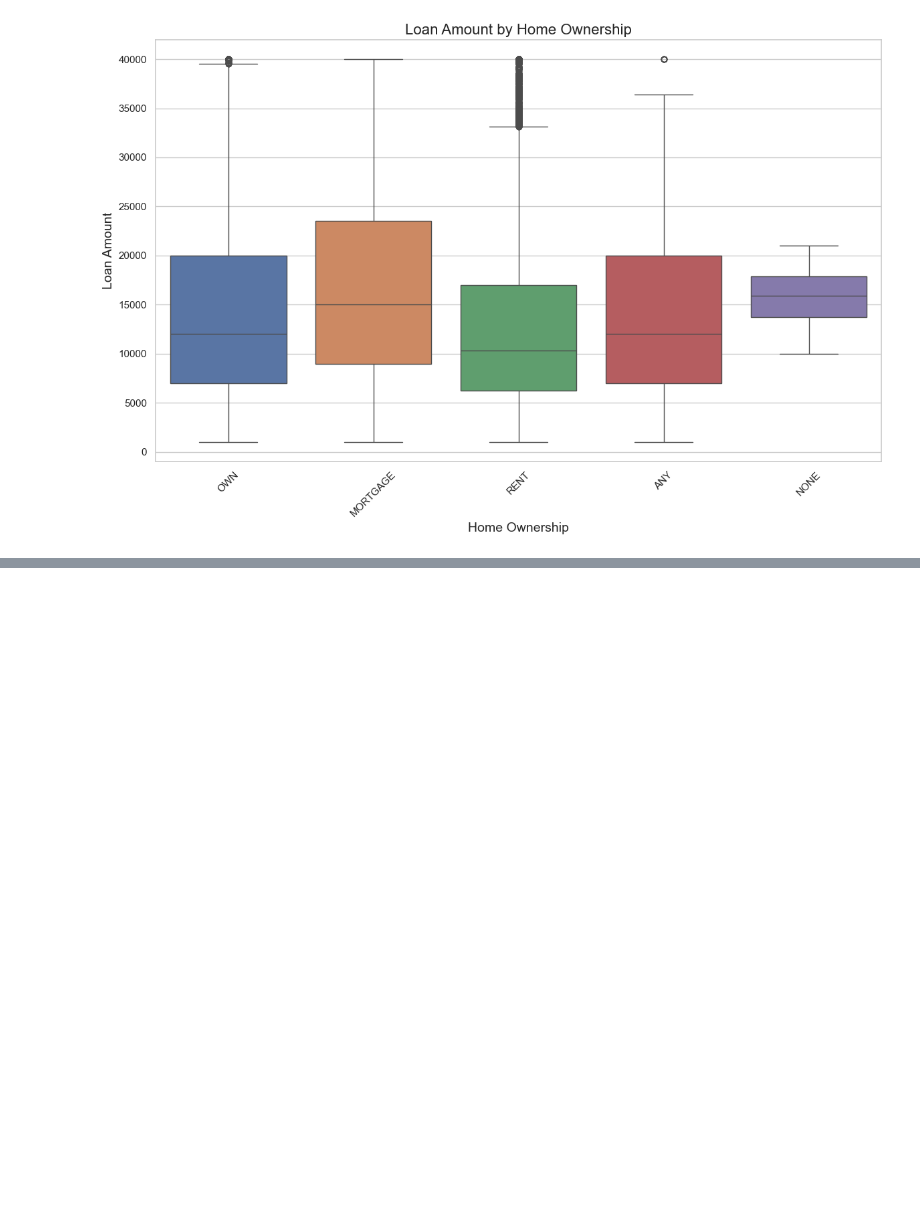
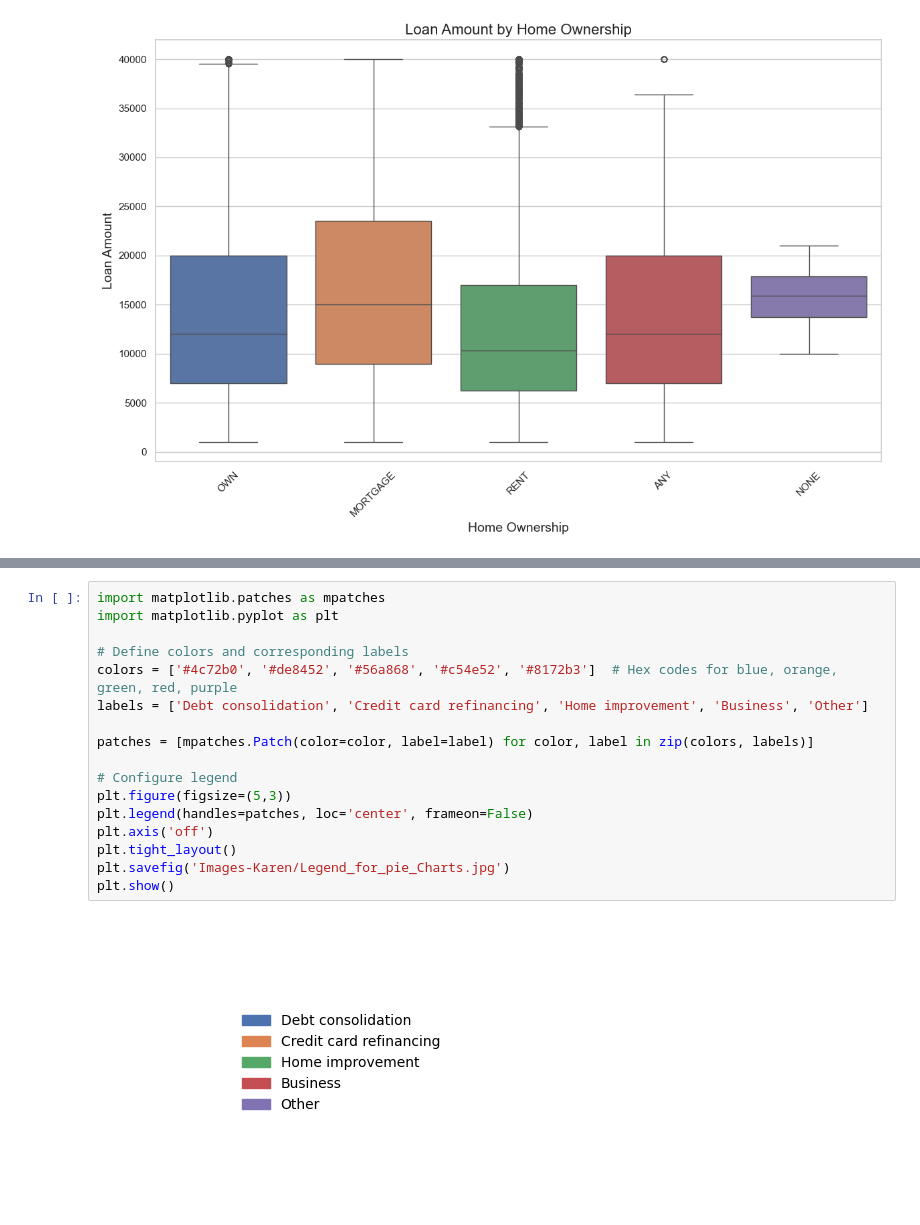
Before and after one commit to karenreyesss/1st-project-bootcamp, a Jupyter notebook: project1.ipynb, the cells around one changed output, grey strips where cells are left out. Drawn from its saved outputs; the diff is of its cells as text; blank space fills up the shorter version.

```diff
--- a/project1.ipynb
+++ b/project1.ipynb
@@ -445,0 +577,19 @@ plt.show()
+# %%
+import matplotlib.patches as mpatches
+import matplotlib.pyplot as plt
+
+# Define colors and corresponding labels
+colors = ['#4c72b0', '#de8452', '#56a868', '#c54e52', '#8172b3']  # Hex codes for blue, orange, green, red, purple
+labels = ['Debt consolidation', 'Credit card refinancing', 'Home improvement', 'Business', 'Other']
+
+patches = [mpatches.Patch(color=color, label=label) for color, label in zip(colors, labels)]
+
+# Configure legend
+plt.figure(figsize=(5,3))
+plt.legend(handles=patches, loc='center', frameon=False)
+plt.axis('off')
+plt.tight_layout()
+plt.savefig('Images-Karen/Legend_for_pie_Charts.jpg')
+plt.show()
+# %% [output]
+[figure, added]
```
Also changed, not shown: parts of 13 cells of this notebook.
